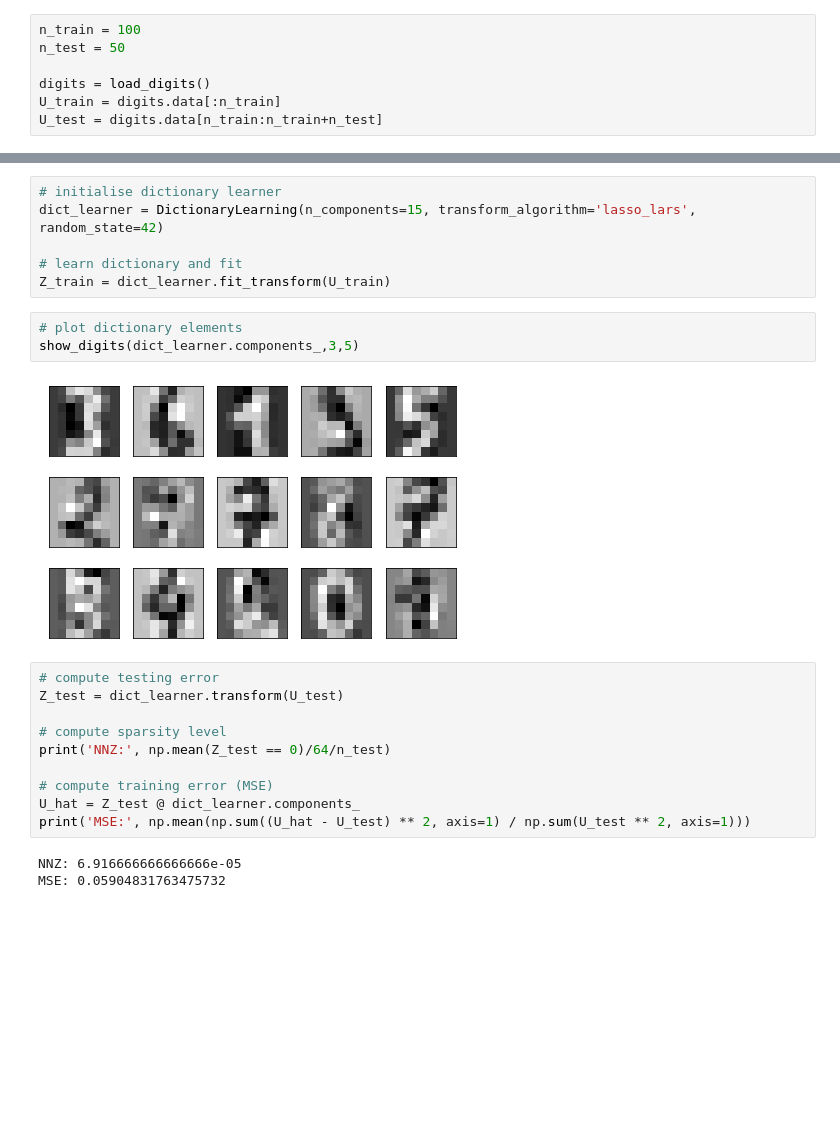
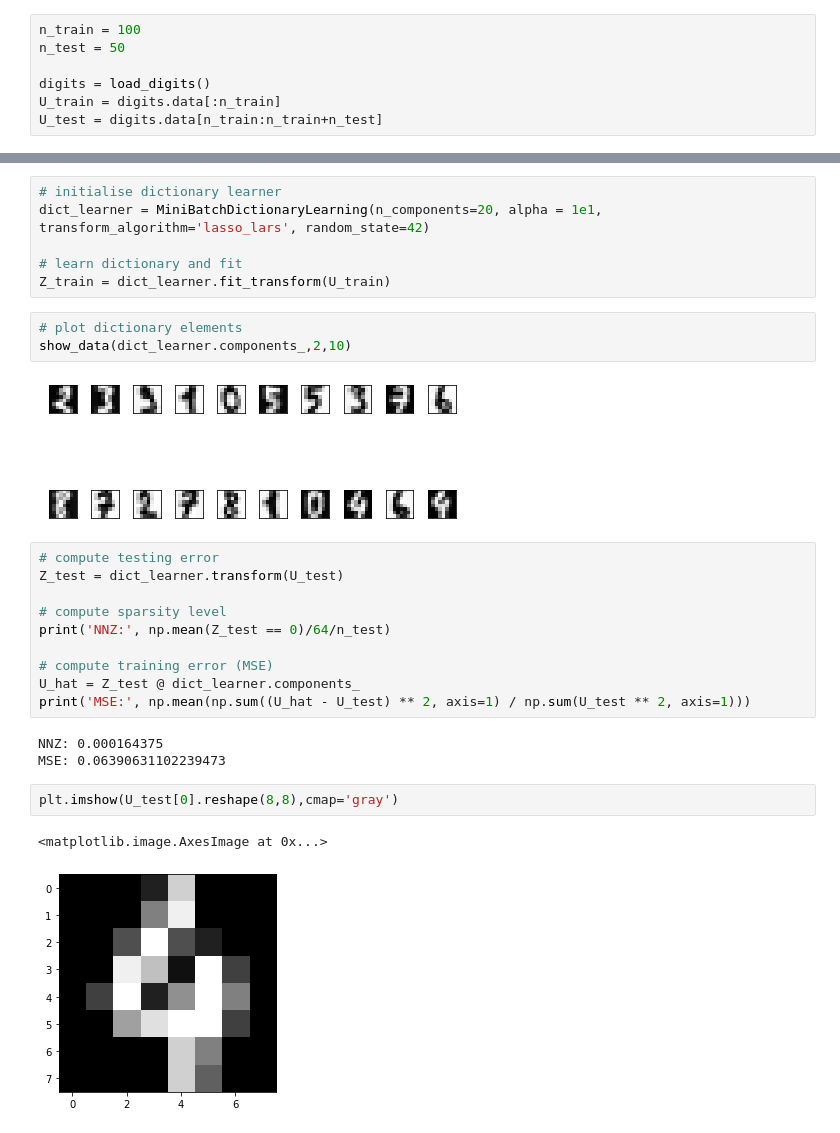
Before and after one commit to TristanvanLeeuwen/Summerschool, a Jupyter notebook: DictionaryLearning.ipynb, the cells around one changed output, grey strips where cells are left out. Drawn from its saved outputs; the diff is of its cells as text; blank space fills up the shorter version.

```diff
--- a/DictionaryLearning.ipynb
+++ b/DictionaryLearning.ipynb
@@ -28,15 +31,15 @@ show_digits(U_train[:30],3,10)
 [figure]
 # %%
 # initialise dictionary learner
-dict_learner = DictionaryLearning(n_components=15, transform_algorithm='lasso_lars', random_state=42)
+dict_learner = MiniBatchDictionaryLearning(n_components=20, alpha = 1e1, transform_algorithm='lasso_lars', random_state=42)
 
 # learn dictionary and fit
 Z_train = dict_learner.fit_transform(U_train)
 # %%
 # plot dictionary elements
-show_digits(dict_learner.components_,3,5)
+show_data(dict_learner.components_,2,10)
 # %% [output]
-[figure, old version]
+[figure, new version]
 # %%
 # compute testing error
 Z_test = dict_learner.transform(U_test)
@@ -48,5 +51,10 @@ print('NNZ:', np.mean(Z_test == 0)/64/n_test)
 U_hat = Z_test @ dict_learner.components_
 print('MSE:', np.mean(np.sum((U_hat - U_test) ** 2, axis=1) / np.sum(U_test ** 2, axis=1)))
 # %% [output]
-NNZ: 6.916666666666666e-05
-MSE: 0.05904831763475732
+NNZ: 0.000164375
+MSE: 0.06390631102239473
+# %%
+plt.imshow(U_test[0].reshape(8,8),cmap='gray')
+# %% [output]
+<matplotlib.image.AxesImage at 0x...>
+[figure, added]
```
Also changed, not shown: parts of 17 cells of this notebook, 2 other files.
